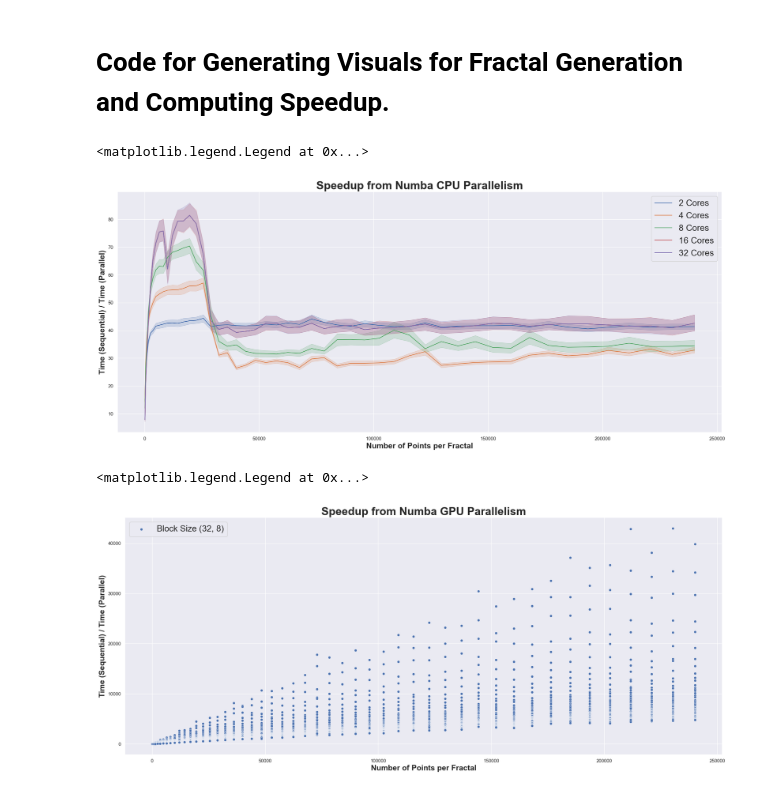
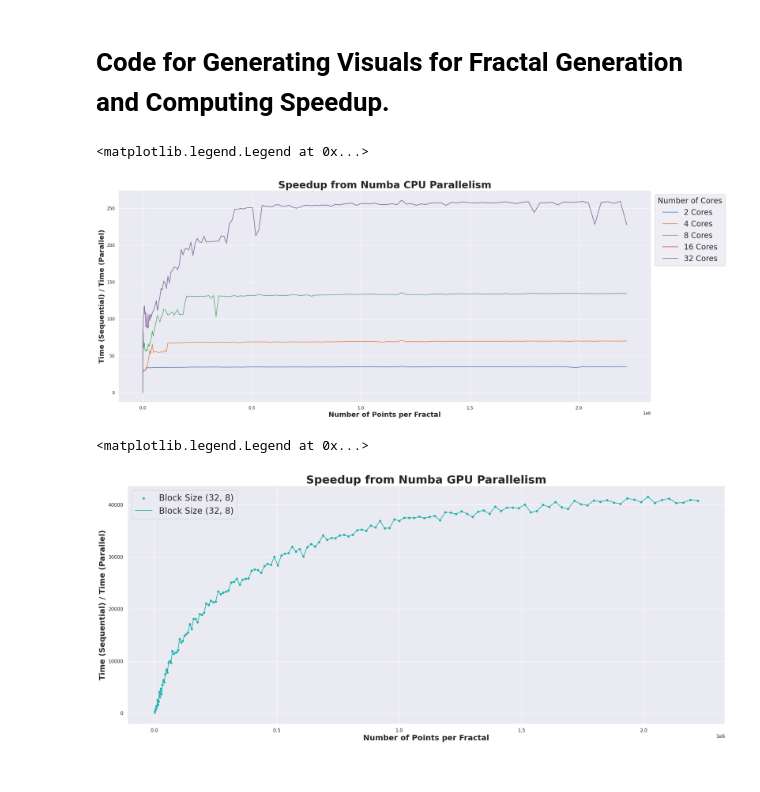
Before and after one commit to john84122/hp_mathematics, a Jupyter notebook: jupyter_notebooks/anlaysis_of_timing.ipynb, the cells around one changed output. Cells and saved outputs as stored; diff of their text form; code cells hidden in the pictures.

Commit message:
Added analysis and runs for fractal generation.

```diff
--- a/jupyter_notebooks/anlaysis_of_timing.ipynb
+++ b/jupyter_notebooks/anlaysis_of_timing.ipynb
@@ -7,21 +7,21 @@ import pandas as pd
 import seaborn as sns
 import matplotlib.pyplot as plt
 # %%
-pandata_seq = pd.read_csv("/Users/johannesbauer/Documents/Coding/hp_mathematics/timing_results/fractal_runs/sequential_run.csv")
+pandata_seq = pd.read_csv("/home/jbauer/code/hp_mathematics/timing_results/fractal_runs/sequential_run_range_1500.csv")
 
-pandata_2_cpu = pd.read_csv("/Users/johannesbauer/Documents/Coding/hp_mathematics/timing_results/cpu_fractal_runs_2processes_timing.csv")
+pandata_2_cpu = pd.read_csv("/home/jbauer/code/hp_mathematics/timing_results/cpu_npts_1500_c2.csv")
 pandata_2_cpu["n_cores"] = [2]* len(pandata_2_cpu)
 
-pandata_4_cpu = pd.read_csv("/Users/johannesbauer/Documents/Coding/hp_mathematics/timing_results/cpu_fractal_runs_4processes_timing.csv")
+pandata_4_cpu = pd.read_csv("/home/jbauer/code/hp_mathematics/timing_results/cpu_npts_1500_c4.csv")
 pandata_4_cpu["n_cores"] = [4]* len(pandata_4_cpu)
 
-pandata_8_cpu = pd.read_csv("/Users/johannesbauer/Documents/Coding/hp_mathematics/timing_results/cpu_fractal_runs_8processes_timing.csv")
+pandata_8_cpu = pd.read_csv("/home/jbauer/code/hp_mathematics/timing_results/cpu_npts_1500_c8.csv")
 pandata_8_cpu["n_cores"] = [8]* len(pandata_8_cpu)
 
-pandata_16_cpu = pd.read_csv("/Users/johannesbauer/Documents/Coding/hp_mathematics/timing_results/cpu_fractal_runs_16processes_timing.csv")
+pandata_16_cpu = pd.read_csv("/home/jbauer/code/hp_mathematics/timing_results/cpu_npts_1500_c16.csv")
 pandata_16_cpu["n_cores"] = [16]* len(pandata_16_cpu)
 
-pandata_32_cpu = pd.read_csv("/Users/johannesbauer/Documents/Coding/hp_mathematics/timing_results/cpu_fractal_runs_32processes_timing.csv")
+pandata_32_cpu = pd.read_csv("/home/jbauer/code/hp_mathematics/timing_results/cpu_npts_1500_c32.csv")
 pandata_32_cpu["n_cores"] = [32]* len(pandata_16_cpu)
 # %%
 def return_speedup(pd_seq, pd_cores):
@@ -37,21 +37,21 @@ timing_cores_q32 = return_speedup(pandata_seq, pandata_16_cpu)
 # %%
 sns.set_theme()
 fig, ax = plt.subplots(figsize = (25, 10))
 
 sns.lineplot(ax = ax, x = pandata_seq["n_pts"]**2, y = timing_cores_q2, label = "2 Cores")
 sns.lineplot(ax = ax, x = pandata_seq["n_pts"]**2, y = timing_cores_q4, label = "4 Cores")
 sns.lineplot(ax = ax, x = pandata_seq["n_pts"]**2, y = timing_cores_q8, label = "8 Cores")
 sns.lineplot(ax = ax, x = pandata_seq["n_pts"]**2, y = timing_cores_q16, label = "16 Cores")
 sns.lineplot(ax = ax, x = pandata_seq["n_pts"]**2, y = timing_cores_q32, label = "32 Cores")
 
 #plt.yscale("log")
 #plt.xscale("log")
 
 plt.ylabel("Time (Sequential) / Time (Parallel)", weight = "bold", size = 18)
 plt.xlabel("Number of Points per Fractal", weight = "bold", size = 18)
 plt.title("Speedup from Numba CPU Parallelism", weight = "bold", size = 26)
-plt.legend(fontsize = 20)
+plt.legend(fontsize = 20, title = "Number of Cores", title_fontsize=20, bbox_to_anchor=(1, 1))
 # %% [output]
 <matplotlib.legend.Legend at 0x...>
-[figure, old version]
+[figure, new version]
 # %%
@@ -67,7 +67,8 @@ timing_cores_32 = return_speedup(pandata_seq_gpu, pandata_16_gpu)*1000
 sns.set_theme()
 fig, ax = plt.subplots(figsize = (25, 10))
 
-sns.scatterplot(ax = ax, x = pandata_seq_gpu["n_pts"]**2, y = timing_gpu_16, label = "Block Size (32, 8)")
+sns.scatterplot(ax = ax, x = pandata_seq_gpu["n_pts"]**2, y = timing_gpu_16, label = "Block Size (32, 8)", color = "lightseagreen")
+sns.lineplot(ax = ax, x = pandata_seq_gpu["n_pts"]**2, y = timing_gpu_16, label = "Block Size (32, 8)", color = "lightseagreen")
 
 #plt.yscale("log")
 #plt.xscale("log")
@@ -78,6 +79,6 @@ plt.title("Speedup from Numba GPU Parallelism", weight = "bold", size = 26)
 plt.legend(fontsize = 20)
 # %% [output]
 <matplotlib.legend.Legend at 0x...>
-[figure, old version]
+[figure, new version]
 # %%
 len(pandata_16_gpu)
```
Also changed, not shown: parts of 2 cells of this notebook, 21 other files.
